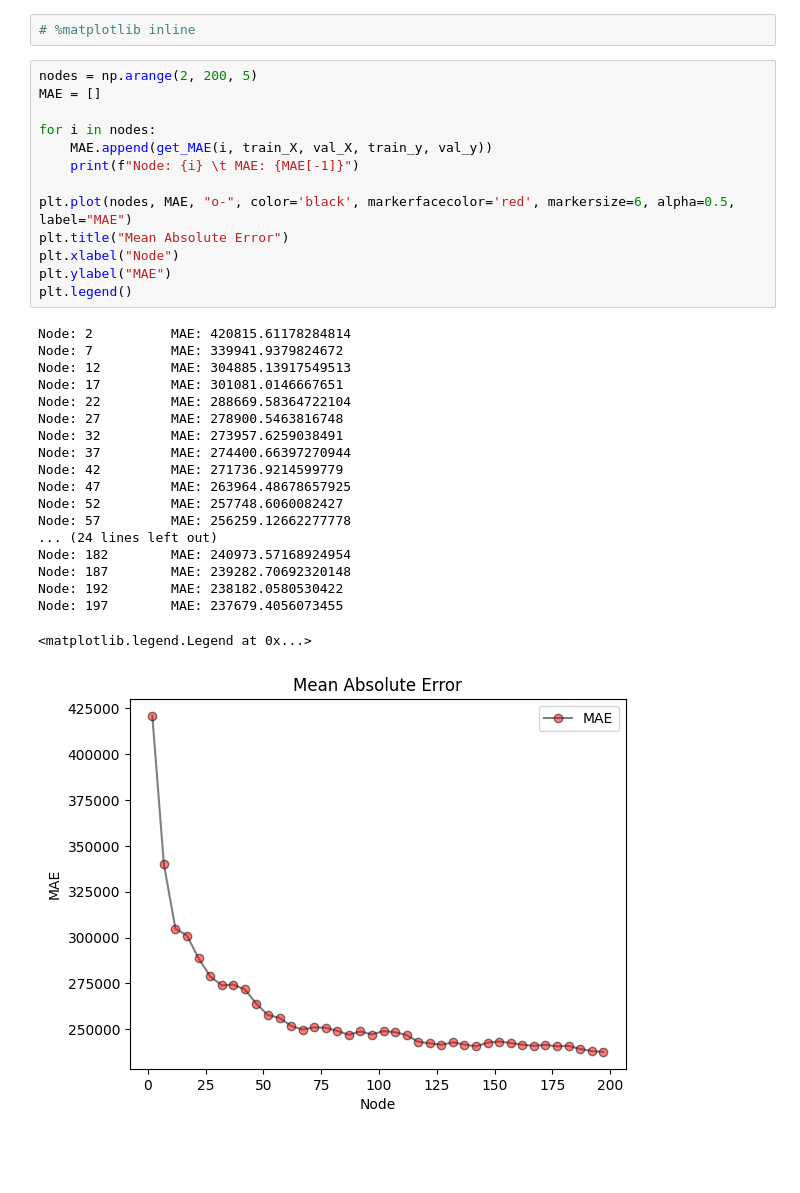
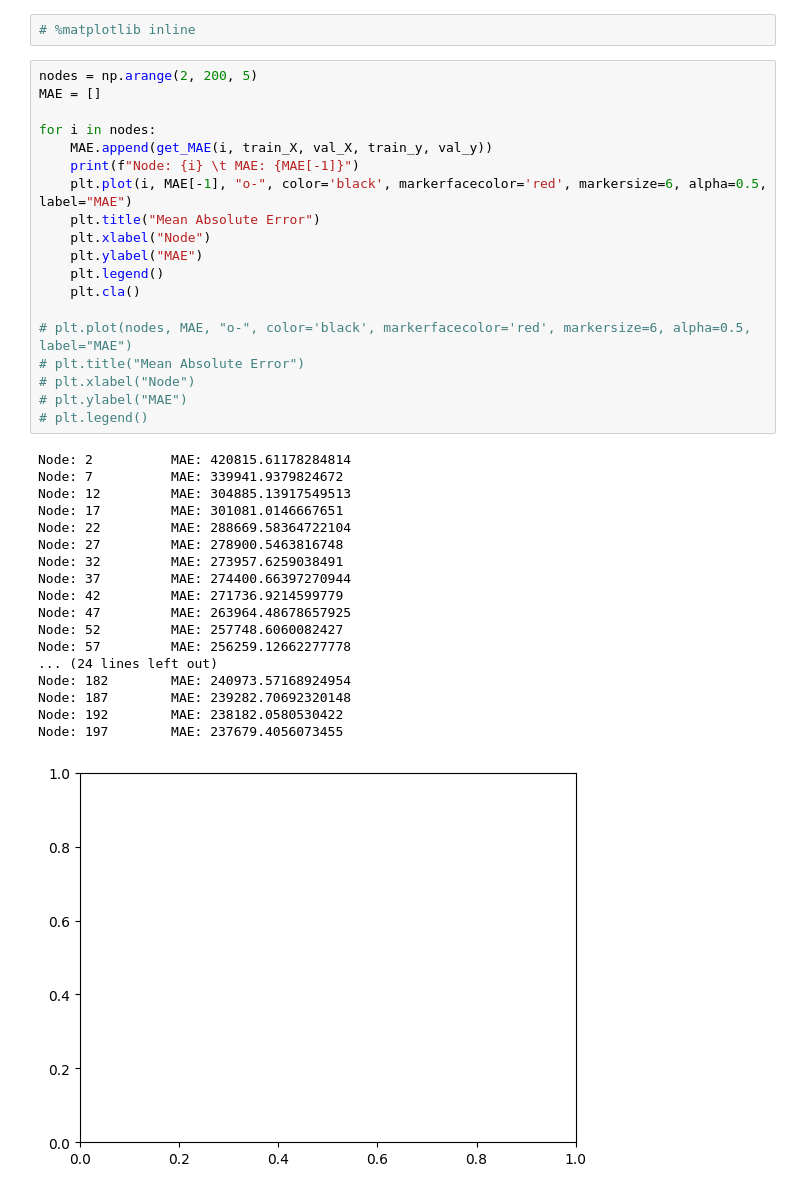
Before and after one commit to rezaAdinepour/ml4fun, a Jupyter notebook: Decision Tree/DecisionTree.ipynb, the cells around one changed output. Saved outputs shown, nothing was run; the diff lists cells and outputs as text; blank space fills up the shorter version.

```diff
--- a/Decision Tree/DecisionTree.ipynb
+++ b/Decision Tree/DecisionTree.ipynb
@@ -178,33 +178,38 @@ def get_MAE(max_leaf_nodes, train_X, val_X, train_y, val_y):
 # %%
 nodes = np.arange(2, 200, 5)
 MAE = []
 
 for i in nodes:
     MAE.append(get_MAE(i, train_X, val_X, train_y, val_y))
     print(f"Node: {i} \t MAE: {MAE[-1]}")
+    plt.plot(i, MAE[-1], "o-", color='black', markerfacecolor='red', markersize=6, alpha=0.5, label="MAE")
+    plt.title("Mean Absolute Error")
+    plt.xlabel("Node")
+    plt.ylabel("MAE")
+    plt.legend()
+    plt.cla()
 
-plt.plot(nodes, MAE, "o-", color='black', markerfacecolor='red', markersize=6, alpha=0.5, label="MAE")
-plt.title("Mean Absolute Error")
-plt.xlabel("Node")
-plt.ylabel("MAE")
-plt.legend()
+# plt.plot(nodes, MAE, "o-", color='black', markerfacecolor='red', markersize=6, alpha=0.5, label="MAE")
+# plt.title("Mean Absolute Error")
+# plt.xlabel("Node")
+# plt.ylabel("MAE")
+# plt.legend()
 # %% [output]
 Node: 2          MAE: 420815.61178284814
 Node: 7          MAE: 339941.9379824672
 Node: 12         MAE: 304885.13917549513
 Node: 17         MAE: 301081.0146667651
 Node: 22         MAE: 288669.58364722104
 Node: 27         MAE: 278900.5463816748
 Node: 32         MAE: 273957.6259038491
 Node: 37         MAE: 274400.66397270944
 Node: 42         MAE: 271736.9214599779
 Node: 47         MAE: 263964.48678657925
 Node: 52         MAE: 257748.6060082427
 Node: 57         MAE: 256259.12662277778
 ... (24 lines left out)
 Node: 182        MAE: 240973.57168924954
 Node: 187        MAE: 239282.70692320148
 Node: 192        MAE: 238182.0580530422
 Node: 197        MAE: 237679.4056073455
-<matplotlib.legend.Legend at 0x...>
-[figure, old version]
+[figure, new version]
```
